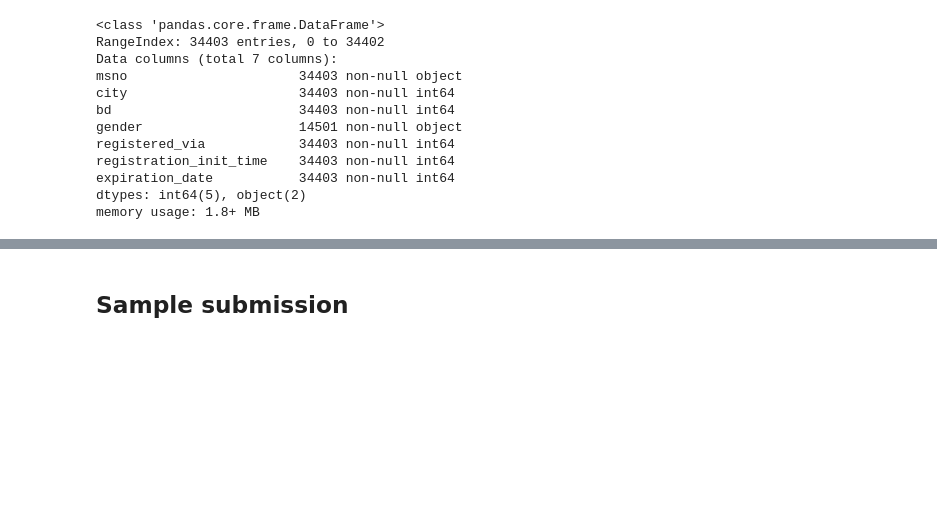
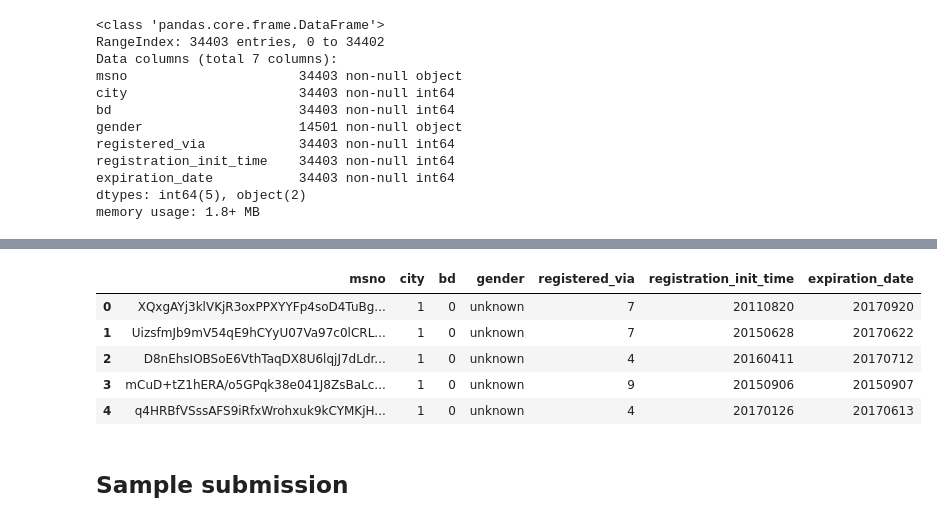
Before and after one commit to IooHooI/RECOMMENDATION_SYSTEMS_2, a Jupyter notebook: notebooks/EDA.ipynb, the cells around one changed output, grey strips where cells are left out. Drawn from its saved outputs; the diff is of its cells as text; code cells hidden in the pictures; blank space fills up the shorter version.

```diff
--- a/notebooks/EDA.ipynb
+++ b/notebooks/EDA.ipynb
@@ -203,3 +460,5 @@ registration_init_time    34403 non-null int64
 expiration_date           34403 non-null int64
 dtypes: int64(5), object(2)
 memory usage: 1.8+ MB
+# %%
+members.fillna('unknown', inplace=True)
@@ -206,3 +480,12 @@ memory usage: 1.8+ MB
+# %%
+members.head()
+# %% [output]
+|  | msno | city | bd | gender | registered_via | registration_init_time | expiration_date |
+| 0 | XQxgAYj3klVKjR3oxPPXYYFp4soD4TuBg... | 1 | 0 | unknown | 7 | 20110820 | 20170920 |
+| 1 | UizsfmJb9mV54qE9hCYyU07Va97c0lCRL... | 1 | 0 | unknown | 7 | 20150628 | 20170622 |
+| 2 | D8nEhsIOBSoE6VthTaqDX8U6lqjJ7dLdr... | 1 | 0 | unknown | 4 | 20160411 | 20170712 |
+| 3 | mCuD+tZ1hERA/o5GPqk38e041J8ZsBaLc... | 1 | 0 | unknown | 9 | 20150906 | 20150907 |
+| 4 | q4HRBfVSssAFS9iRfxWrohxuk9kCYMKjH... | 1 | 0 | unknown | 4 | 20170126 | 20170613 |
 # %% [markdown]
 ## Sample submission
 # %%
```
Also changed, not shown: parts of 65 cells of this notebook.
